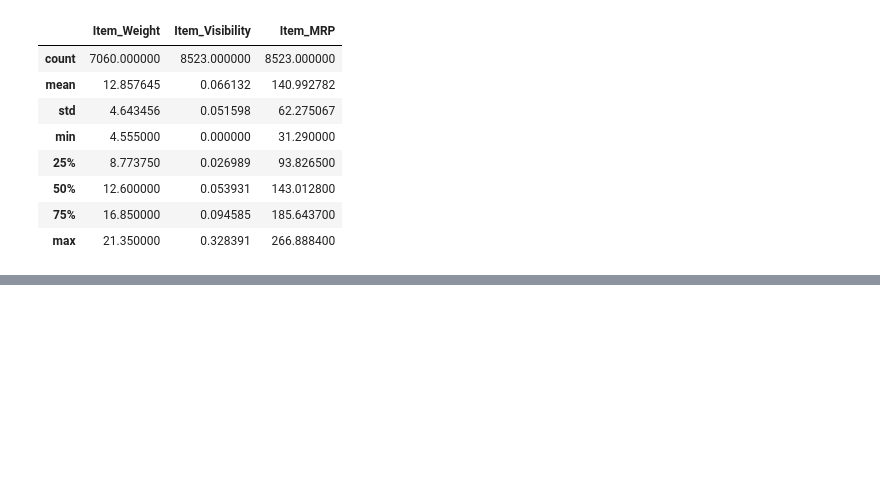
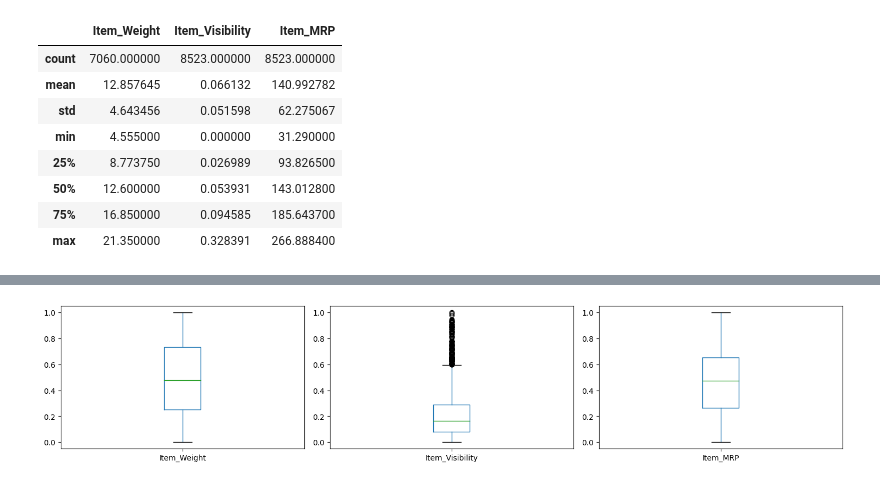
Before and after one commit to ashvinmanoj/DGVC, a Jupyter notebook: 17.Machine Learning -Data Preparation.ipynb, the cells around one changed output, grey strips where cells are left out. Drawn from its saved outputs; the diff is of its cells as text; code cells hidden in the pictures; blank space fills up the shorter version.

```diff
--- a/17.Machine Learning -Data Preparation.ipynb
+++ b/17.Machine Learning -Data Preparation.ipynb
@@ -373,7 +389,9 @@ for i, col in enumerate(list(sales[['Item_Weight','Item_Visibility','Item_MRP']]
 # %%
-plt.figure(figsize=(10,15))
+plt.figure(figsize=(15,15))
 for i, col in enumerate(list(sales_norm.columns.values)):
     plt.subplot(5,3,i+1)
     sales_norm.boxplot(col)
     plt.grid()
     plt.tight_layout()
+# %% [output]
+[figure, added]
```
Also changed, not shown: parts of 12 cells of this notebook.
